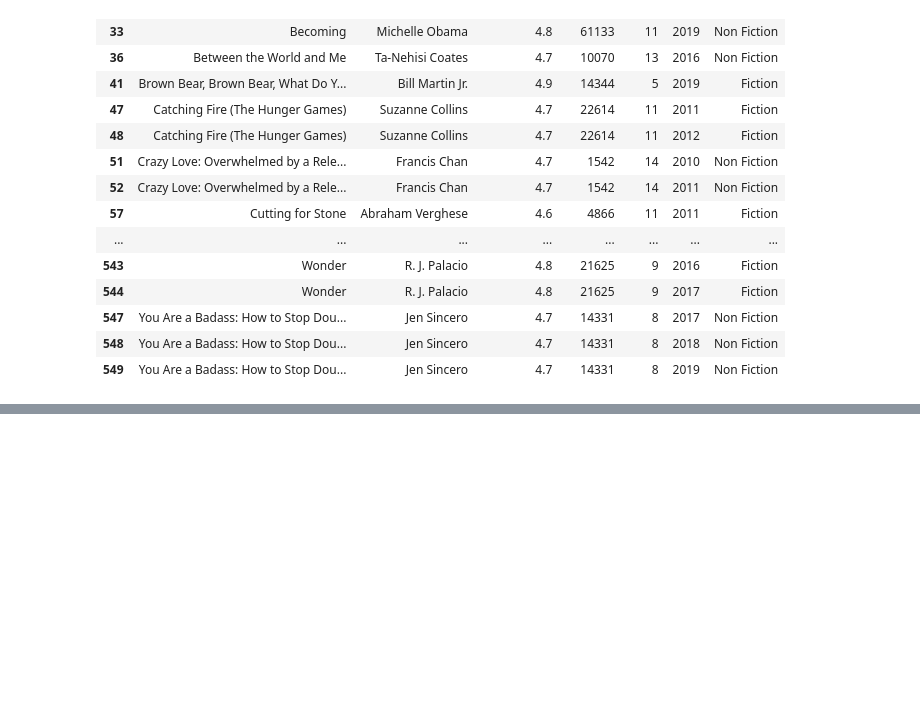
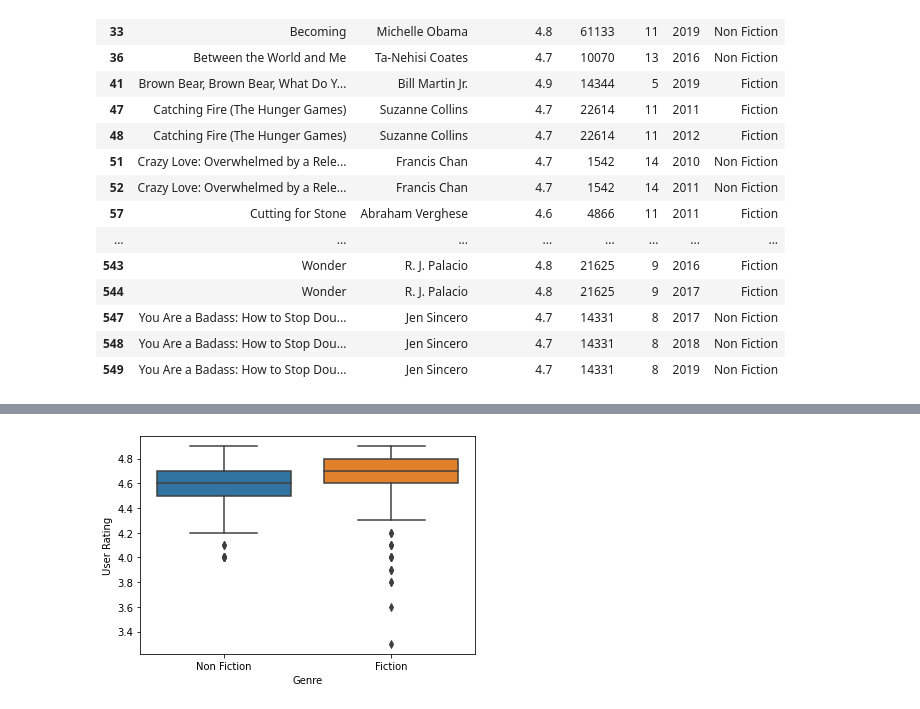
Before and after one commit to Charles2005/Amazon-Bestselling-Books-EDA, a Jupyter notebook: Files/Amazon-Top-Books-EDA.ipynb, the cells around one changed output, grey strips where cells are left out. Saved outputs shown, nothing was run; the diff lists cells and outputs as text; code cells hidden in the pictures; blank space fills up the shorter version.

```diff
--- a/Files/Amazon-Top-Books-EDA.ipynb
+++ b/Files/Amazon-Top-Books-EDA.ipynb
@@ -187,0 +203,4 @@ df_duplicated
+# %%
+sns.boxplot(x="Genre", y=df["User Rating"], data=df);
+# %% [output]
+[figure, added]
```
Also changed, not shown: parts of 6 cells of this notebook.
